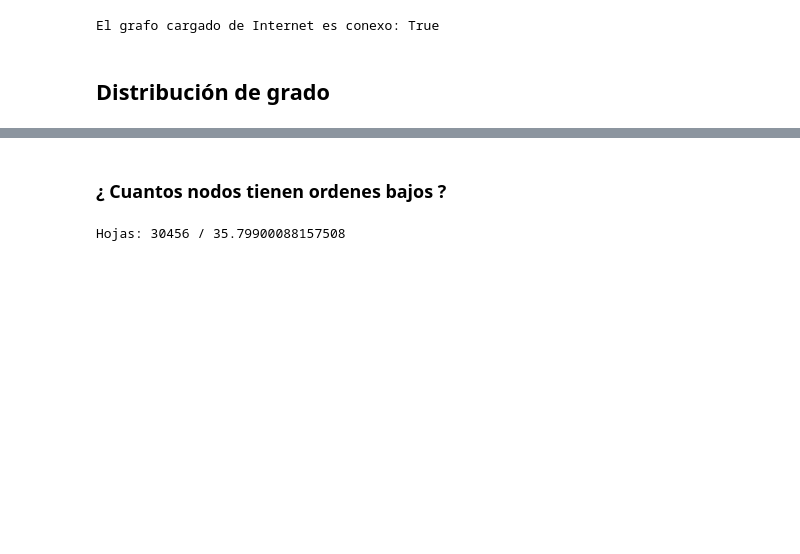
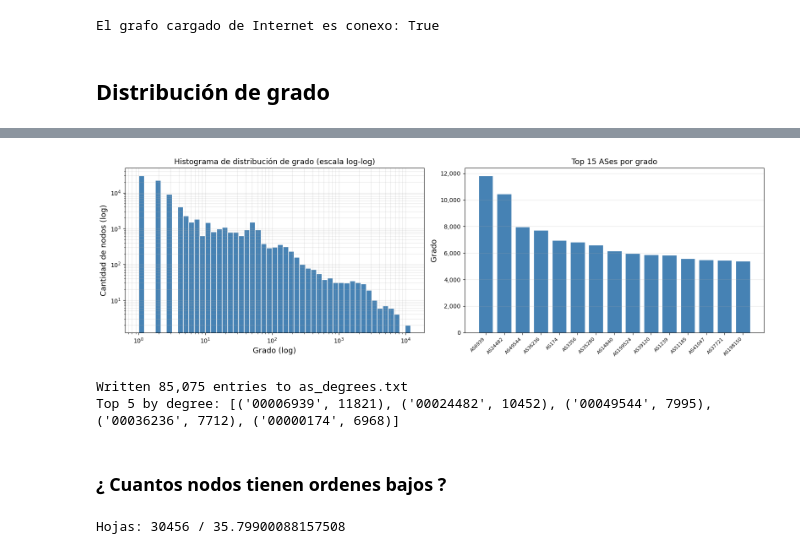
Before and after one commit to carlos-cagnazzo/internet-topology-ris, a Jupyter notebook: eda/eda-grafo-internet-muestro-caminos.ipynb, the cells around one changed output, grey strips where cells are left out. Cells and saved outputs as stored; diff of their text form; code cells hidden in the pictures; blank space fills up the shorter version.

```diff
--- a/eda/eda-grafo-internet-muestro-caminos.ipynb
+++ b/eda/eda-grafo-internet-muestro-caminos.ipynb
@@ -45,3 +45,64 @@ Grado mediano:  2
+# %%
+import matplotlib.pyplot as plt
+import matplotlib.ticker as ticker
+import numpy as np
+
+TOP_N = 15
+
+degrees_all = np.array([d for _, d in G.degree()])
+log_bins = np.logspace(np.log10(max(degrees_all.min(), 1)), np.log10(degrees_all.max()), 50)
+
+top_nodes = sorted(G.degree(), key=lambda x: x[1], reverse=True)[:TOP_N]
+
+def node_label(node):
+    attrs = G.nodes[node]
+    name = attrs.get("label")
+    if name and name != node:
+        return f"{name}\n(AS{node})"
+    return f"AS{node}"
+
+fig, axes = plt.subplots(1, 2, figsize=(16, 5))
+
+ax = axes[0]
+ax.hist(degrees_all, bins=log_bins, color="steelblue", edgecolor="white")
+ax.set_xscale("log")
+ax.set_yscale("log")
+ax.set_xlabel("Grado (log)", fontsize=13)
+ax.set_ylabel("Cantidad de nodos (log)", fontsize=13)
+ax.set_title("Histograma de distribución de grado (escala log-log)", fontsize=13)
+ax.grid(alpha=0.3, which="both")
+
+ax2 = axes[1]
+bar_labels = [node_label(node) for node, _ in top_nodes]
+bar_counts  = [d for _, d in top_nodes]
+ax2.bar(range(TOP_N), bar_counts, color="steelblue", edgecolor="white")
+ax2.set_xticks(range(TOP_N))
+ax2.set_xticklabels(bar_labels, rotation=45, ha="right", fontsize=8)
+ax2.set_ylabel("Grado", fontsize=13)
+ax2.set_title(f"Top {TOP_N} ASes por grado", fontsize=13)
+ax2.yaxis.set_major_formatter(ticker.FuncFormatter(lambda x, _: f"{int(x):,}"))
+ax2.grid(axis="y", alpha=0.3)
+
+plt.tight_layout()
+plt.show()
+# %% [output]
+[figure, added]
+# %%
+from pathlib import Path
+
+out_path = Path("as_degrees.txt")
+
+sorted_by_degree = sorted(G.degree(), key=lambda x: x[1], reverse=True)
+
+with open(out_path, "w") as f:
+    for node, deg in sorted_by_degree:
+        f.write(f"{int(node):08d} {deg}\n")
+
+print(f"Written {len(sorted_by_degree):,} entries to {out_path}")
+print(f"Top 5 by degree: {[(f'{int(n):08d}', d) for n, d in sorted_by_degree[:5]]}")
+# %% [output]
+Written 85,075 entries to as_degrees.txt
+Top 5 by degree: [('00006939', 11821), ('00024482', 10452), ('00049544', 7995), ('00036236', 7712), ('00000174', 6968)]
 # %% [markdown]
 ### ¿ Cuantos nodos tienen ordenes bajos ?
 # %%
```
Also changed, not shown: parts of 3 cells of this notebook, 6 other files.
